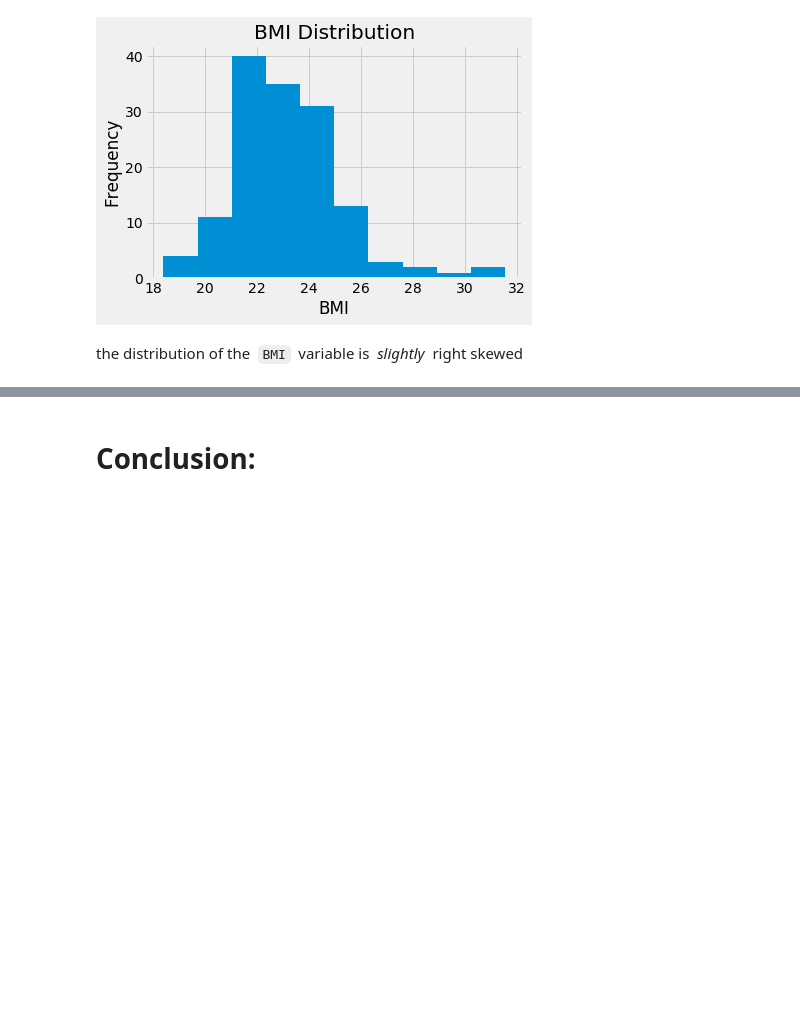
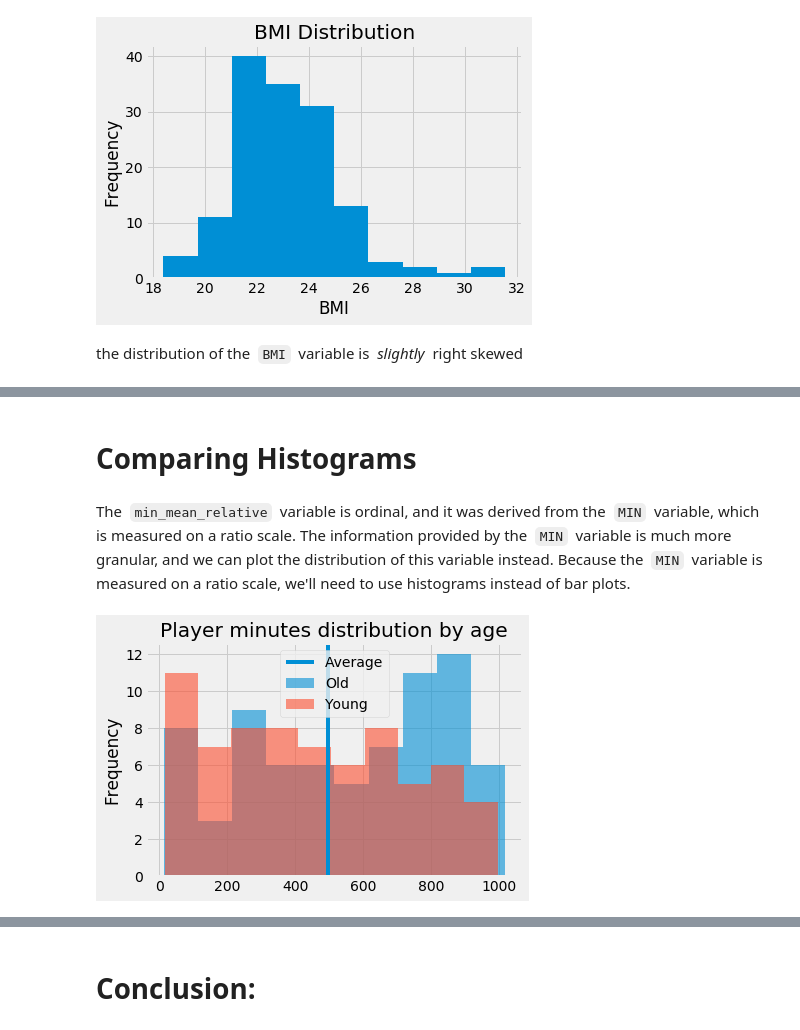
Before and after one commit to VictorOmondi1997/Statistics-Fundamentals, a Jupyter notebook: Frequency Distributions.ipynb, the cells around one changed output, grey strips where cells are left out. Saved outputs shown, nothing was run; the diff lists cells and outputs as text; code cells hidden in the pictures; blank space fills up the shorter version.

Commit message:
Comparing Frequency Distributions

```diff
--- a/Frequency Distributions.ipynb
+++ b/Frequency Distributions.ipynb
@@ -549,0 +730,13 @@ the distribution of the  `BMI`  variable is  *slightly*  right skewed
+# %% [markdown]
+# Comparing Histograms
+# %% [markdown]
+The  `min_mean_relative`  variable is ordinal, and it was derived from the  `MIN`  variable, which is measured on a ratio scale. The information provided by the  `MIN`  variable is much more granular, and we can plot the distribution of this variable instead. Because the  `MIN`  variable is measured on a ratio scale, we'll need to use histograms instead of bar plots.
+# %%
+wnba[wnba.Age>=27]['MIN'].plot.hist(label='Old', legend=True, alpha=.6)
+wnba[wnba.Age<27]['MIN'].plot.hist(label='Young', legend=True, alpha=.6)
+plt.axvline(wnba.MIN.mean(), label='Average')
+plt.legend()
+plt.title('Player minutes distribution by age')
+plt.show()
+# %% [output]
+[figure, added]
```
Also changed, not shown: parts of 32 cells of this notebook.
